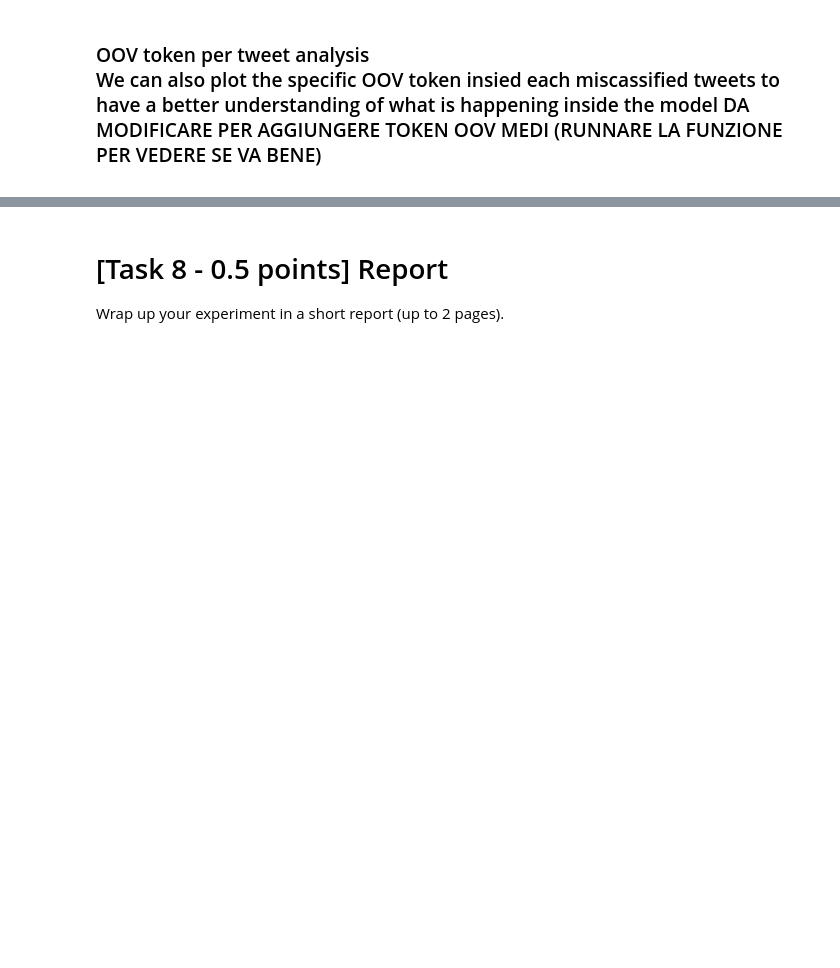
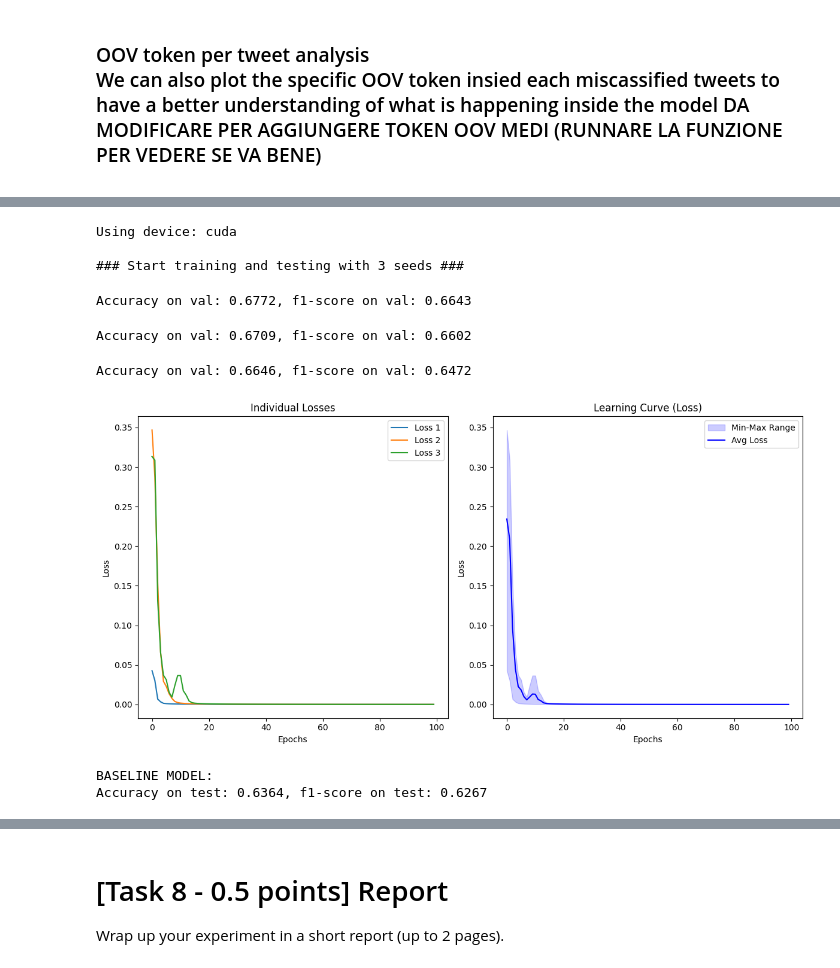
Before and after one commit to tancredibosi/nlp-assignments, a Jupyter notebook: Assignment1_2425.ipynb, the cells around one changed output, grey strips where cells are left out. Drawn from its saved outputs; the diff is of its cells as text; code cells hidden in the pictures; blank space fills up the shorter version.

```diff
--- a/Assignment1_2425.ipynb
+++ b/Assignment1_2425.ipynb
@@ -1415,0 +1487,10 @@ Label Tweet (OOV tokens highlighted in red)
+# %%
+import tiktoken
+
+enc = tiktoken.get_encoding("gpt2")
+
+# Let's see an example from above
+x = enc.encode("coeducation")
+print(x)
+for t in x:
+    print(enc.decode([t]), end=' ')
@@ -1415,0 +1575,27 @@ Label Tweet (OOV tokens highlighted in red)
+# %%
+input_size = 100
+hidden_size = 128
+num_layers = 1
+output_size = 1
+baseline_model = BiLSTMModel(input_size, hidden_size, num_layers, output_size)
+
+num_layers = 2
+model_1 = BiLSTMModel(input_size, hidden_size, num_layers, output_size)
+# %%
+baseline_trainer = CustomTrainer(model=baseline_model, num_epochs=100, batch_size=64, learning_rate=0.003)
+
+baseline_trainer.train_and_evaluate_multiple_seeds(train_df_embedded, validation_df_embedded, num_seeds=3)
+
+baseline_accuracy, baseline_f1, baseline_probs, baseline_labels, baseline_error_df = baseline_trainer.test(test_df_embedded)
+print('\n\nBASELINE MODEL:')
+print(f"Accuracy on test: {baseline_accuracy:.4f}, f1-score on test: {baseline_f1:.4f}", end="\n\n")
+# %% [output]
+Using device: cuda
+
+### Start training and testing with 3 seeds ###
+Accuracy on val: 0.6772, f1-score on val: 0.6643
+Accuracy on val: 0.6709, f1-score on val: 0.6602
+Accuracy on val: 0.6646, f1-score on val: 0.6472
+[figure, added]
+BASELINE MODEL:
+Accuracy on test: 0.6364, f1-score on test: 0.6267
```
Also changed, not shown: parts of 28 cells of this notebook.
